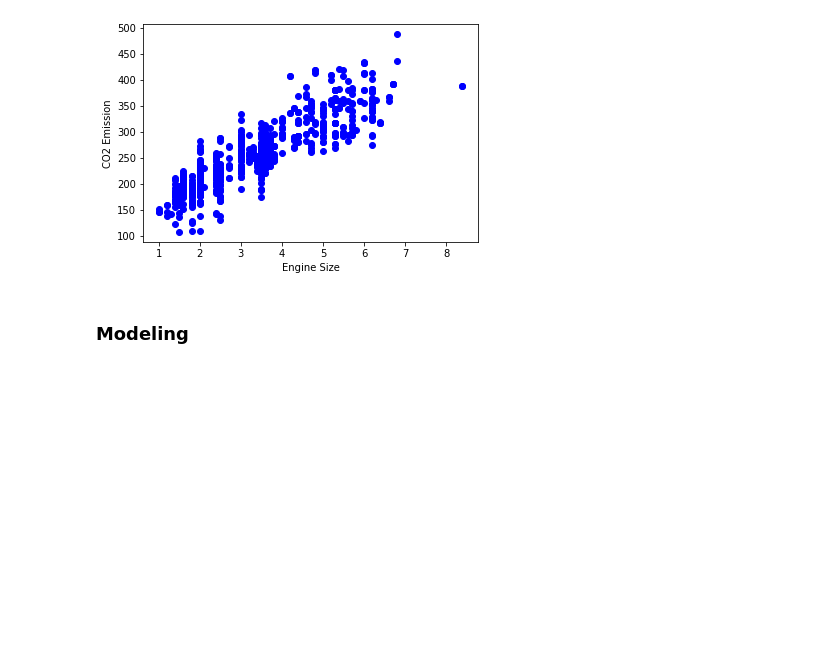
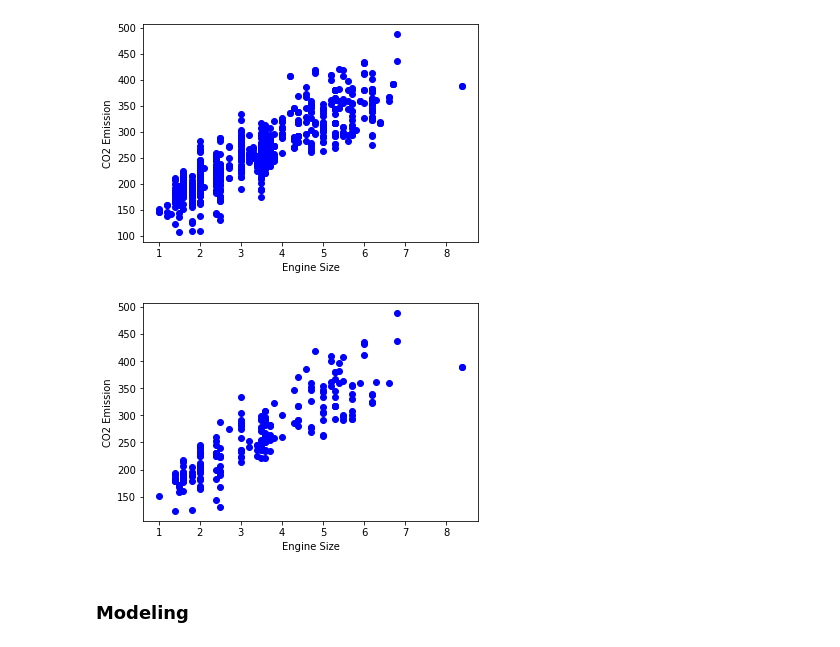
Before and after one commit to stivenramireza/machine-learning-models, a Jupyter notebook: regression/simple_linear_regression.ipynb, the cells around one changed output. Cells and saved outputs as stored; diff of their text form; code cells hidden in the pictures; blank space fills up the shorter version.

```diff
--- a/regression/simple_linear_regression.ipynb
+++ b/regression/simple_linear_regression.ipynb
@@ -107,6 +139,13 @@ plt.ylabel('CO2 Emission')
 plt.show()
 # %% [output]
 [figure]
+# %%
+plt.scatter(test.ENGINESIZE, test.CO2EMISSIONS, color='blue')
+plt.xlabel('Engine Size')
+plt.ylabel('CO2 Emission')
+plt.show()
+# %% [output]
+[figure, added]
 # %% [markdown]
 ### Modeling
 # %%
```
Also changed, not shown: parts of 6 cells of this notebook.
